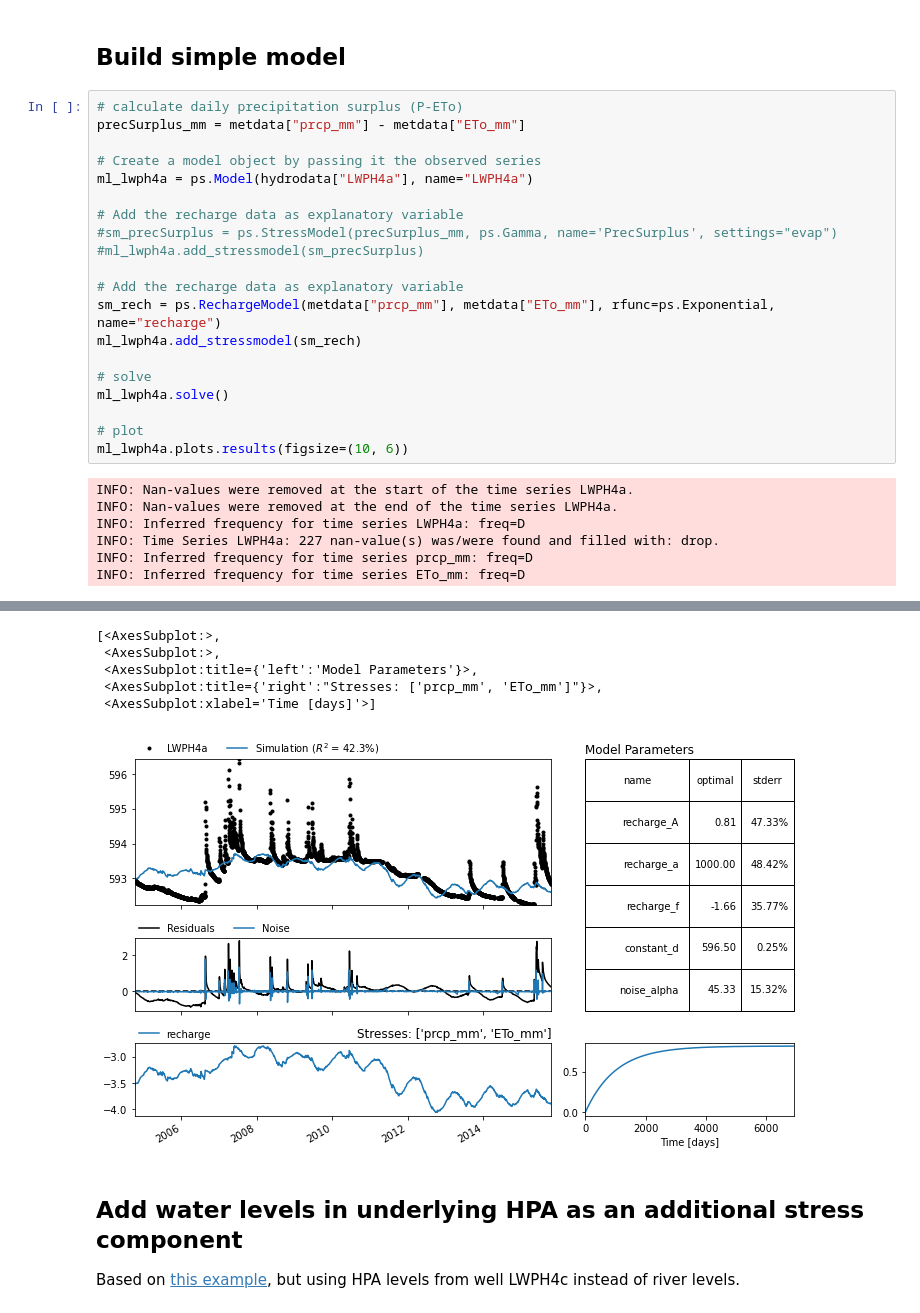
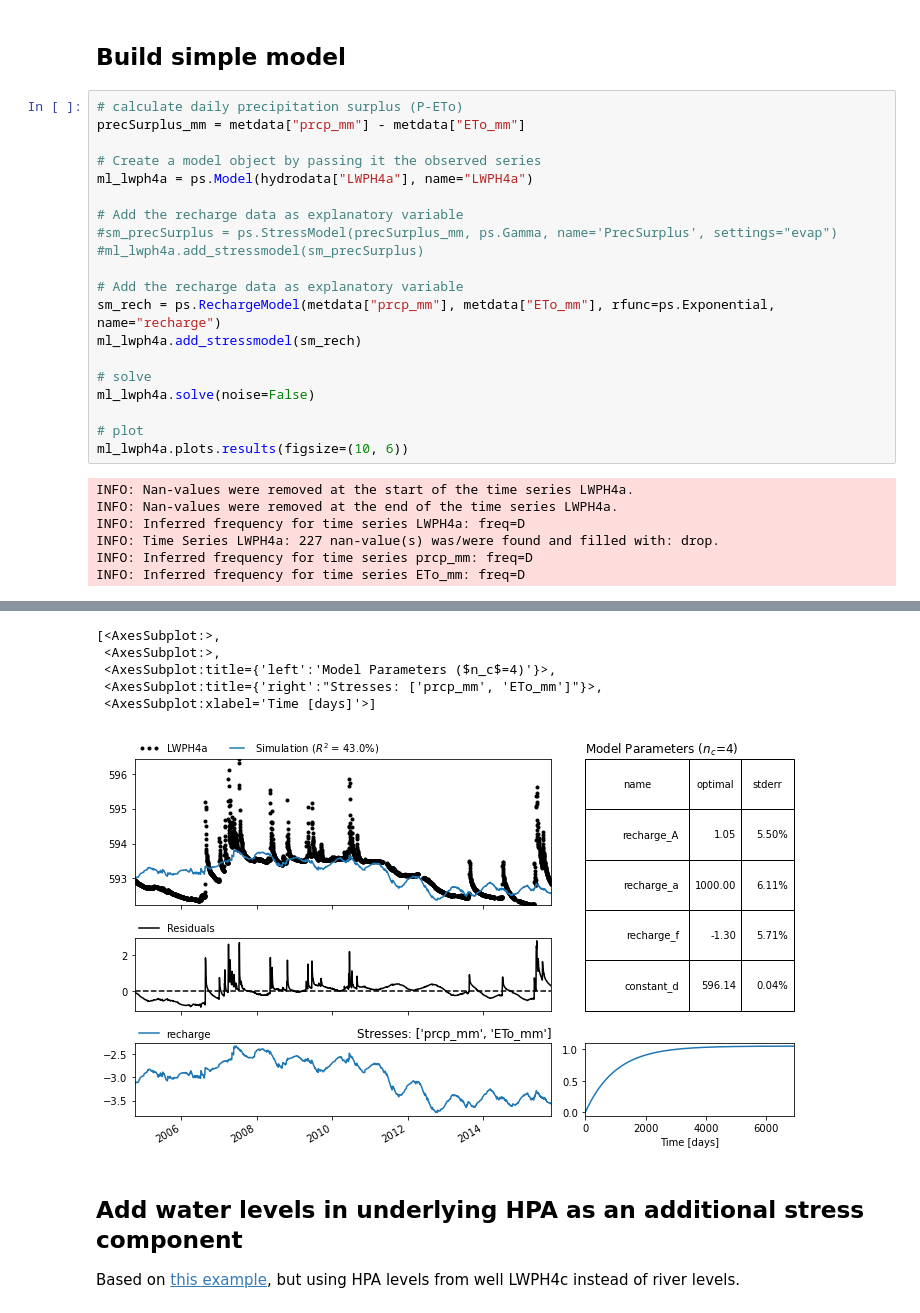
Before and after one commit to samzipper/LarnedIntermittencyRegimes, a Jupyter notebook: code/Timeseries_02-CreateModel.ipynb, the cells around one changed output, grey strips where cells are left out. Cells and saved outputs as stored; diff of their text form.

```diff
--- a/code/Timeseries_02-CreateModel.ipynb
+++ b/code/Timeseries_02-CreateModel.ipynb
@@ -62,7 +62,7 @@ sm_rech = ps.RechargeModel(metdata["prcp_mm"], metdata["ETo_mm"], rfunc=ps.Expon
 ml_lwph4a.add_stressmodel(sm_rech)
 
 # solve
-ml_lwph4a.solve()
+ml_lwph4a.solve(noise=False)
 
 # plot
 ml_lwph4a.plots.results(figsize=(10, 6))
@@ -93,9 +93,9 @@ recharge_f constant_d -0.55
 [<AxesSubplot:>,
  <AxesSubplot:>,
- <AxesSubplot:title={'left':'Model Parameters'}>,
+ <AxesSubplot:title={'left':'Model Parameters ($n_c$=4)'}>,
  <AxesSubplot:title={'right':"Stresses: ['prcp_mm', 'ETo_mm']"}>,
  <AxesSubplot:xlabel='Time [days]'>]
-[figure, old version]
+[figure, new version]
 # %% [markdown]
 ## Add water levels in underlying HPA as an additional stress component
 Based on [this example](https://pastas.readthedocs.io/en/latest/examples/004_adding_rivers.ipynb.html), but using HPA levels from well LWPH4c instead of river levels.
```
Also changed, not shown: parts of 6 cells of this notebook.
